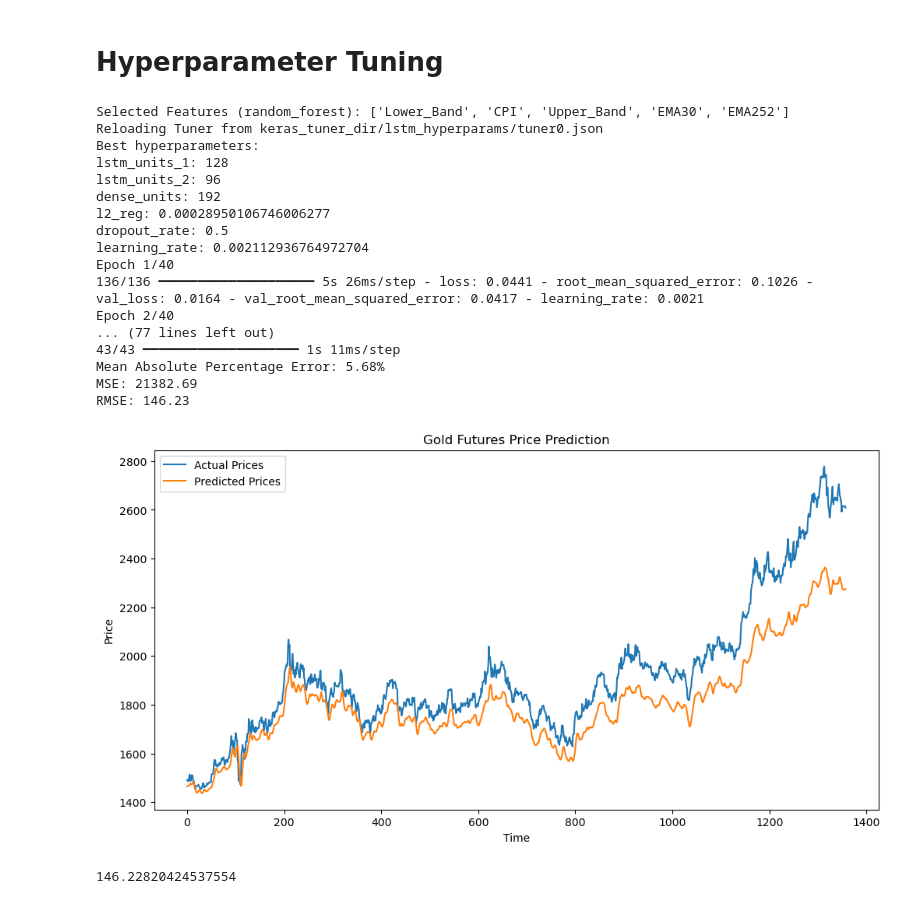
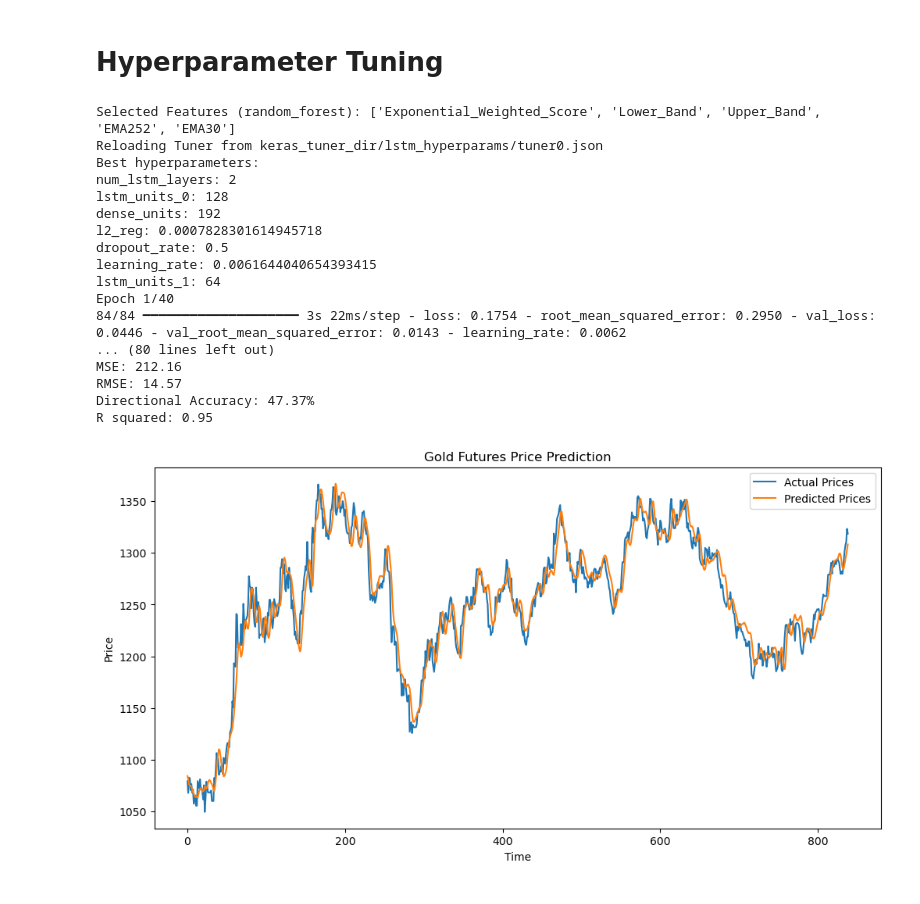
Before and after one commit to whyyouj/market-sentiment-analysis, a Jupyter notebook: gold_historical/lstm.ipynb, the cells around one changed output. Saved outputs shown, nothing was run; the diff lists cells and outputs as text; code cells hidden in the pictures.

Commit message:
cleaned up lstm

```diff
--- a/gold_historical/lstm.ipynb
+++ b/gold_historical/lstm.ipynb
@@ -889,28 +282,0 @@ df[["strat_cum_returns", "benchmark"]].plot()
-# %%
-# Load and prepare data
-data = load_data()
-
-# Specify which features to use
-features = ["Price", "DXY", "VIX", "Sentiment_Numeric", "CPI", "EMA30", "EMA252"]
-
-# Prepare training data
-seq_length = 60  # Example sequence length
-train_data, test_data, scaler = prepare_training_data(data, seq_length, train_ratio=0.95, features=features)
-
-# Create sequences
-target_col = 0  # Index of the target column (Price is the first column)
-X_train, y_train = create_sequences(train_data, seq_length, target_col)
-X_test, y_test = create_sequences(test_data, seq_length, target_col)
-
-# Build and train model
-model = build_model(input_shape=(X_train.shape[1], X_train.shape[2]))
-history = train_model(model, X_train, y_train)
-
-# Evaluate model
-test_results, mape = evaluate_model(model, X_test, y_test, scaler, target_col)
-
-# Print results
-print(f"MAPE: {mape:.2f}%")
-
-# Plot results
-plot_results(test_results['actual'], test_results['pred'], title="Gold Futures Price Prediction")
@@ -1064,12 +336,20 @@ def build_tunable_model(hp, input_shape):
     model = Sequential()
     model.add(Input(shape=input_shape))
 
-    # Tune LSTM units
+    """    # Tune LSTM units
     lstm_units_1 = hp.Int('lstm_units_1', min_value=32, max_value=128, step=32)
     model.add(LSTM(units=lstm_units_1, return_sequences=True))
 
     lstm_units_2 = hp.Int('lstm_units_2', min_value=32, max_value=128, step=32)
     model.add(LSTM(units=lstm_units_2))
+    """
+    # Tune number of LSTM layers: 1 to 3
+    num_layers = hp.Int('num_lstm_layers', min_value=1, max_value=3)
+
+    for i in range(num_layers):
+        units = hp.Int(f'lstm_units_{i}', min_value=32, max_value=128, step=32)
+        return_sequences = True if i < num_layers - 1 else False
+        model.add(LSTM(units=units, return_sequences=return_sequences))
 
 
     # Tune dense layer units
@@ -1218,53 +498,50 @@ def hyperparameter_tuning_workflow(data, seq_length, target_column="Price", feat
 
     # Evaluate the model
     target_col = features.index("Price") if "Price" in features else 0
-    results, mape, mse, rmse = evaluate_model(best_model, X_test, y_test, scaler, target_col)
+    results, mape, mse, rmse, directional_accuracy, r2 = evaluate_model(best_model, X_test, y_test, scaler, target_col)
 
     print(f"Mean Absolute Percentage Error: {mape:.2f}%")
     print(f"MSE: {mse:.2f}")
     print(f"RMSE: {rmse:.2f}")
-    #print(f"Directional Accuracy: {directional_accuracy:.2f}%")
+    print(f"Directional Accuracy: {directional_accuracy:.2f}%")
+    print(f"R squared: {r2:.2f}")
 
     # Plot results
     plot_results(results['actual'], results['pred'])
 
     """
     import pickle
     with open("./LSTM_pickle.pkl", "wb") as f:
         pickle.dump({"actual": results['actual'], "pred": results['pred']}, f)
     """
 
     return best_model, results
 
 # Run the hyperparameter tuning workflow
 best_model, results = hyperparameter_tuning_workflow(
     data=load_data(),
     seq_length=30,
-    features=["Price", "DXY", "VIX", "Exponential_Weighted_Score", "CPI", "EMA30", "EMA252", "RSI", "Upper_Band", "Lower_Band"]
+    features=["Price", "DXY", "VIX", "Exponential_Weighted_Score", "CPI", "EMA30", "EMA252", "RSI", "Upper_Band", "Lower_Band", "DFII10"]
 )
 # %% [output]
-Selected Features (random_forest): ['Lower_Band', 'CPI', 'Upper_Band', 'EMA30', 'EMA252']
+Selected Features (random_forest): ['Exponential_Weighted_Score', 'Lower_Band', 'Upper_Band', 'EMA252', 'EMA30']
 Reloading Tuner from keras_tuner_dir/lstm_hyperparams/tuner0.json
 Best hyperparameters:
-lstm_units_1: 128
-lstm_units_2: 96
+num_lstm_layers: 2
+lstm_units_0: 128
 dense_units: 192
-l2_reg: 0.00028950106746006277
+l2_reg: 0.0007828301614945718
 dropout_rate: 0.5
-learning_rate: 0.002112936764972704
+learning_rate: 0.0061644040654393415
+lstm_units_1: 64
 Epoch 1/40
-136/136 ━━━━━━━━━━━━━━━━━━━━ 5s 26ms/step - loss: 0.0441 - root_mean_squared_error: 0.1026 - val_loss: 0.0164 - val_root_mean_squared_error: 0.0417 - learning_rate: 0.0021
-Epoch 2/40
-... (77 lines left out)
-43/43 ━━━━━━━━━━━━━━━━━━━━ 1s 11ms/step
-Mean Absolute Percentage Error: 5.68%
-MSE: 21382.69
-RMSE: 146.23
+84/84 ━━━━━━━━━━━━━━━━━━━━ 3s 22ms/step - loss: 0.1754 - root_mean_squared_error: 0.2950 - val_loss: 0.0446 - val_root_mean_squared_error: 0.0143 - learning_rate: 0.0062
+... (80 lines left out)
+MSE: 212.16
+RMSE: 14.57
+Directional Accuracy: 47.37%
+R squared: 0.95
-[figure, old version]
+[figure, new version]
-# %%
-np.sqrt(np.mean((results["actual"] - results["pred"]) ** 2))
-# %% [output]
-146.22820424537554
 # %%
 trades, equity_curve = backtest_trading_strategy(results["actual"], results["pred"])
 # %% [output]
```
Also changed, not shown: parts of 23 cells of this notebook, 24 other files.
